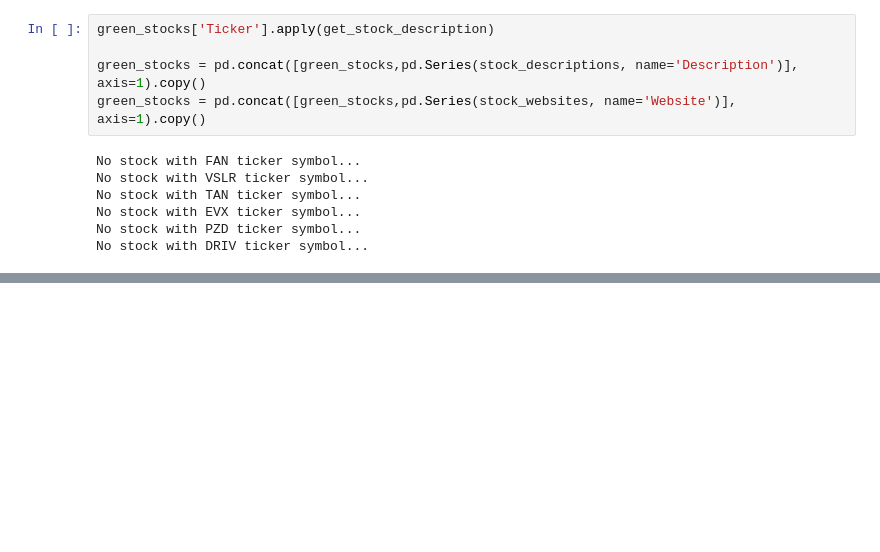
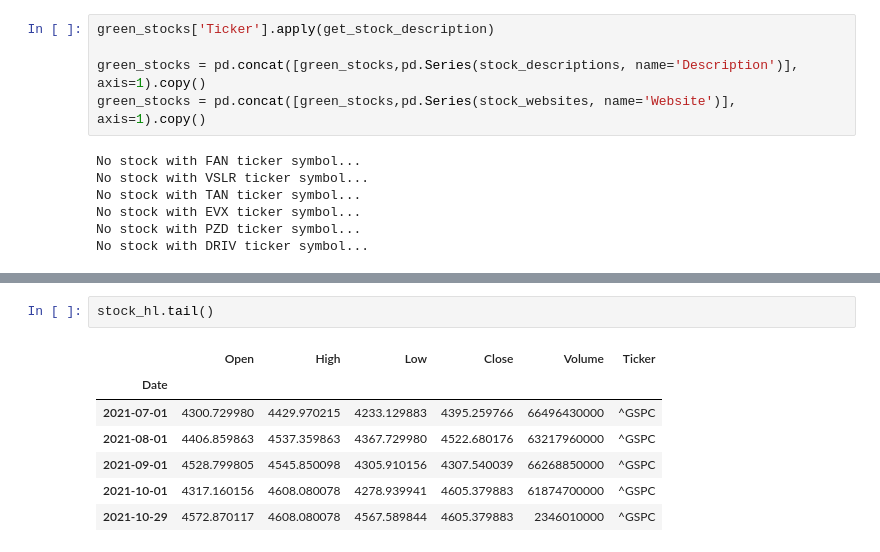
Before and after one commit to skonkiel/pme-green-stocks, a Jupyter notebook: Clean and load data.ipynb, the cells around one changed output, grey strips where cells are left out. Cells and saved outputs as stored; diff of their text form; blank space fills up the shorter version.

```diff
--- a/Clean and load data.ipynb
+++ b/Clean and load data.ipynb
@@ -112,0 +185,10 @@ green_stocks
+# %%
+stock_hl.tail()
+# %% [output]
+|  | Open | High | Low | Close | Volume | Ticker |
+| Date |  |  |  |  |  |  |
+| 2021-07-01 | 4300.729980 | 4429.970215 | 4233.129883 | 4395.259766 | 66496430000 | ^GSPC |
+| 2021-08-01 | 4406.859863 | 4537.359863 | 4367.729980 | 4522.680176 | 63217960000 | ^GSPC |
+| 2021-09-01 | 4528.799805 | 4545.850098 | 4305.910156 | 4307.540039 | 66268850000 | ^GSPC |
+| 2021-10-01 | 4317.160156 | 4608.080078 | 4278.939941 | 4605.379883 | 61874700000 | ^GSPC |
+| 2021-10-29 | 4572.870117 | 4608.080078 | 4567.589844 | 4605.379883 | 2346010000 | ^GSPC |
```
Also changed, not shown: parts of 10 cells of this notebook.
